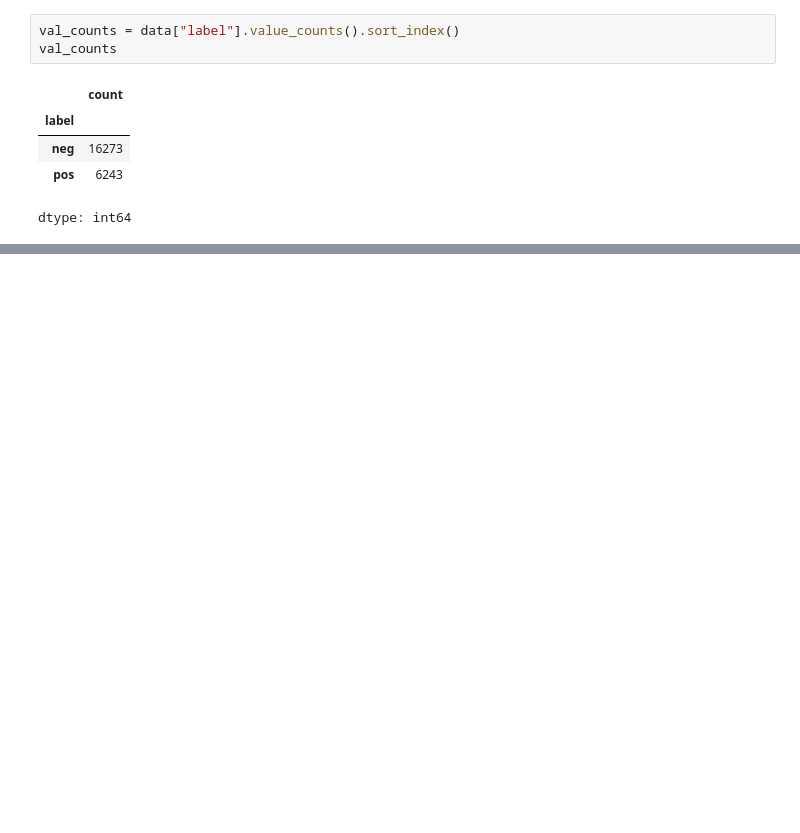
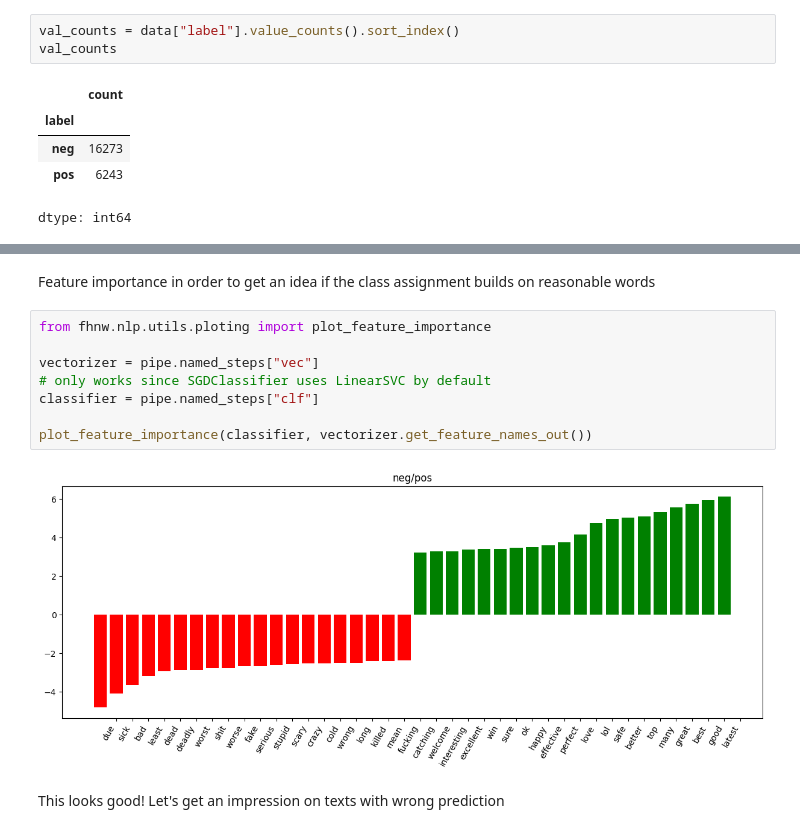
Before and after one commit to miam-bonbon/assignment-adv-nlp, a Jupyter notebook: adv_nlp_assignment_mh_03_baseline_model.ipynb, the cells around one changed output, grey strips where cells are left out. Drawn from its saved outputs; the diff is of its cells as text; blank space fills up the shorter version.

```diff
--- a/adv_nlp_assignment_mh_03_baseline_model.ipynb
+++ b/adv_nlp_assignment_mh_03_baseline_model.ipynb
@@ -87,0 +179,14 @@ dtype: int64
+# %% [markdown]
+Feature importance in order to get an idea if the class assignment builds on reasonable words
+# %%
+from fhnw.nlp.utils.ploting import plot_feature_importance
+
+vectorizer = pipe.named_steps["vec"]
+# only works since SGDClassifier uses LinearSVC by default
+classifier = pipe.named_steps["clf"]
+
+plot_feature_importance(classifier, vectorizer.get_feature_names_out())
+# %% [output]
+[figure, added]
+# %% [markdown]
+This looks good! Let's get an impression on texts with wrong prediction
```
Also changed, not shown: parts of 18 cells of this notebook.
